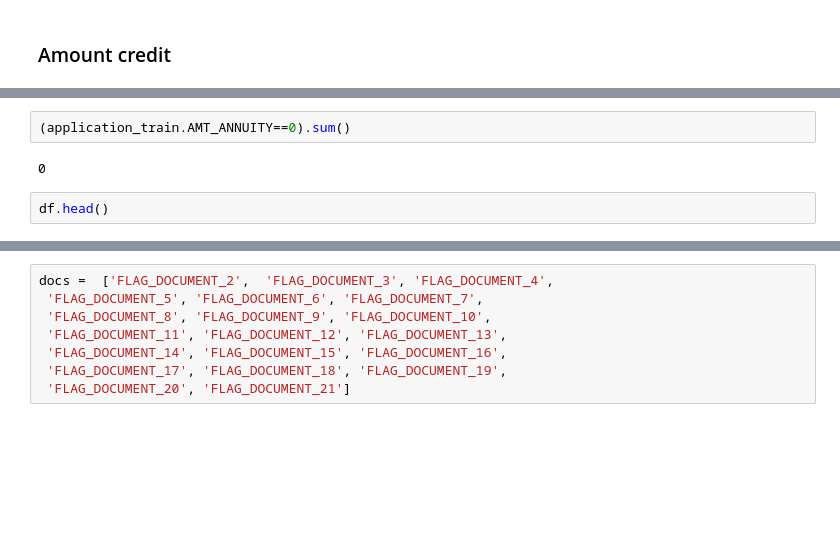
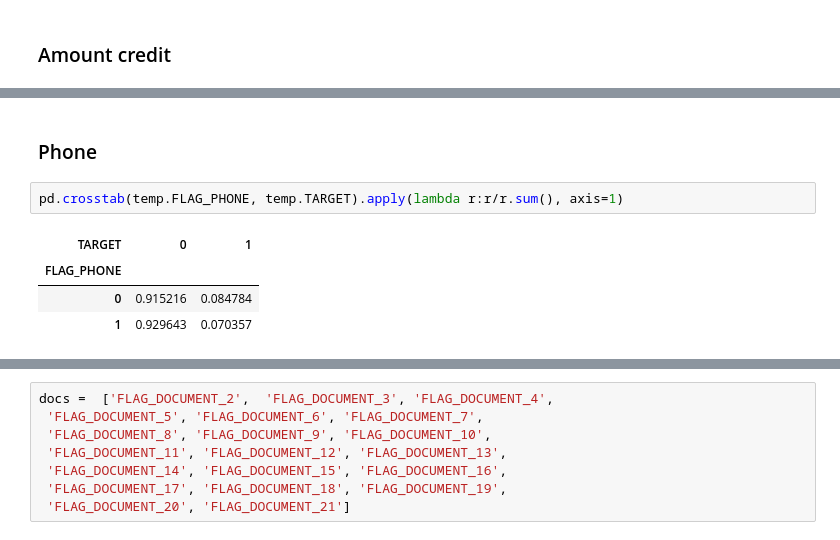
Before and after one commit to gukun770/Home-Credit, a Jupyter notebook: Home Credit Default Risk-Part 2.ipynb, the cells around one changed output, grey strips where cells are left out. Saved outputs shown, nothing was run; the diff lists cells and outputs as text; blank space fills up the shorter version.

```diff
--- a/Home Credit Default Risk-Part 2.ipynb
+++ b/Home Credit Default Risk-Part 2.ipynb
@@ -844,9 +502,12 @@ show_corr('AMT_CREDIT')
 | 3 | NAME_EDUCATION_TYPE_Secondary / s... | -0.108250 | NAME_CONTRACT_TYPE_Cash loans | 0.221648 |
 | 4 | REGION_RATING_CLIENT | -0.101776 | EXT_SOURCE_1 | 0.168429 |
 | 5 | NAME_FAMILY_STATUS_Single / not m... | -0.096918 | AMT_INCOME_TOTAL | 0.156870 |
-# %%
-(application_train.AMT_ANNUITY==0).sum()
-# %% [output]
-0
-# %%
-df.head()
+# %% [markdown]
+###  Phone
+# %%
+pd.crosstab(temp.FLAG_PHONE, temp.TARGET).apply(lambda r:r/r.sum(), axis=1)
+# %% [output]
+| TARGET | 0 | 1 |
+| FLAG_PHONE |  |  |
+| 0 | 0.915216 | 0.084784 |
+| 1 | 0.929643 | 0.070357 |
```
Also changed, not shown: parts of 124 cells of this notebook.
